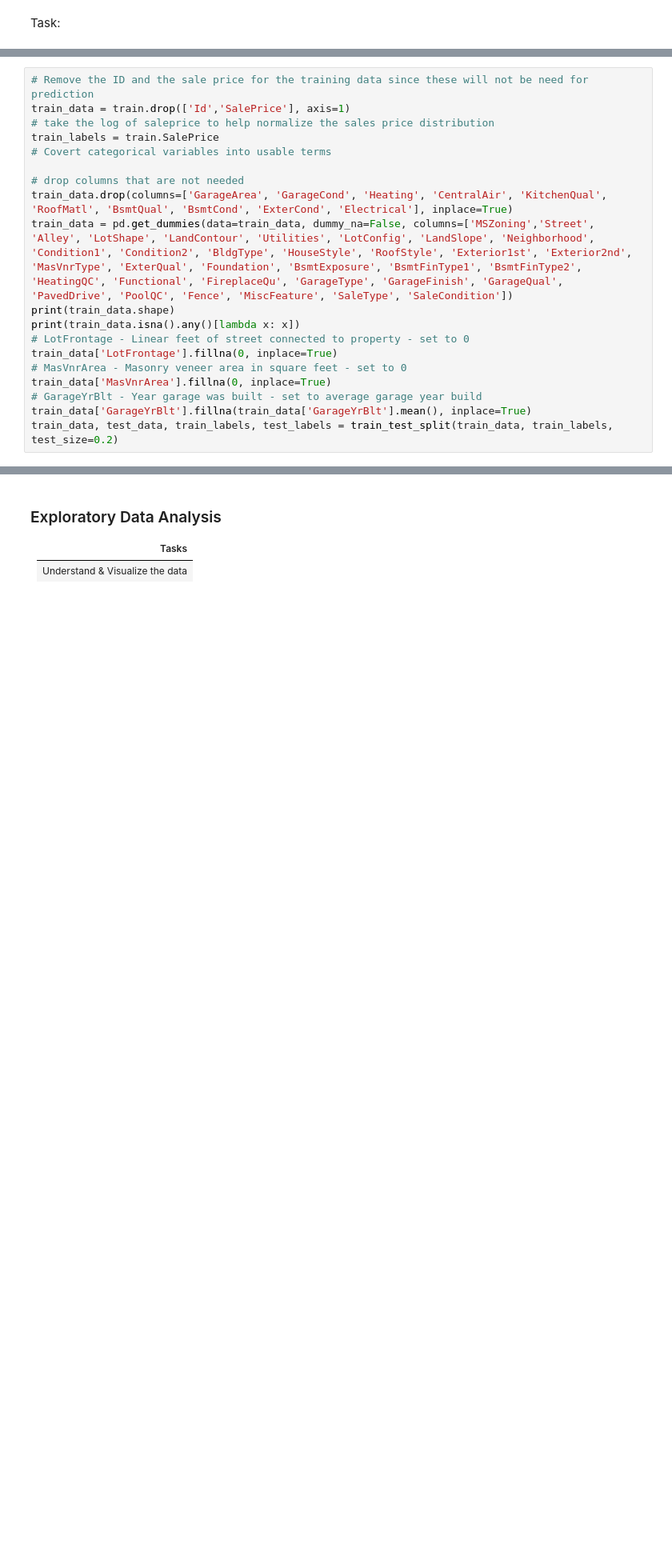
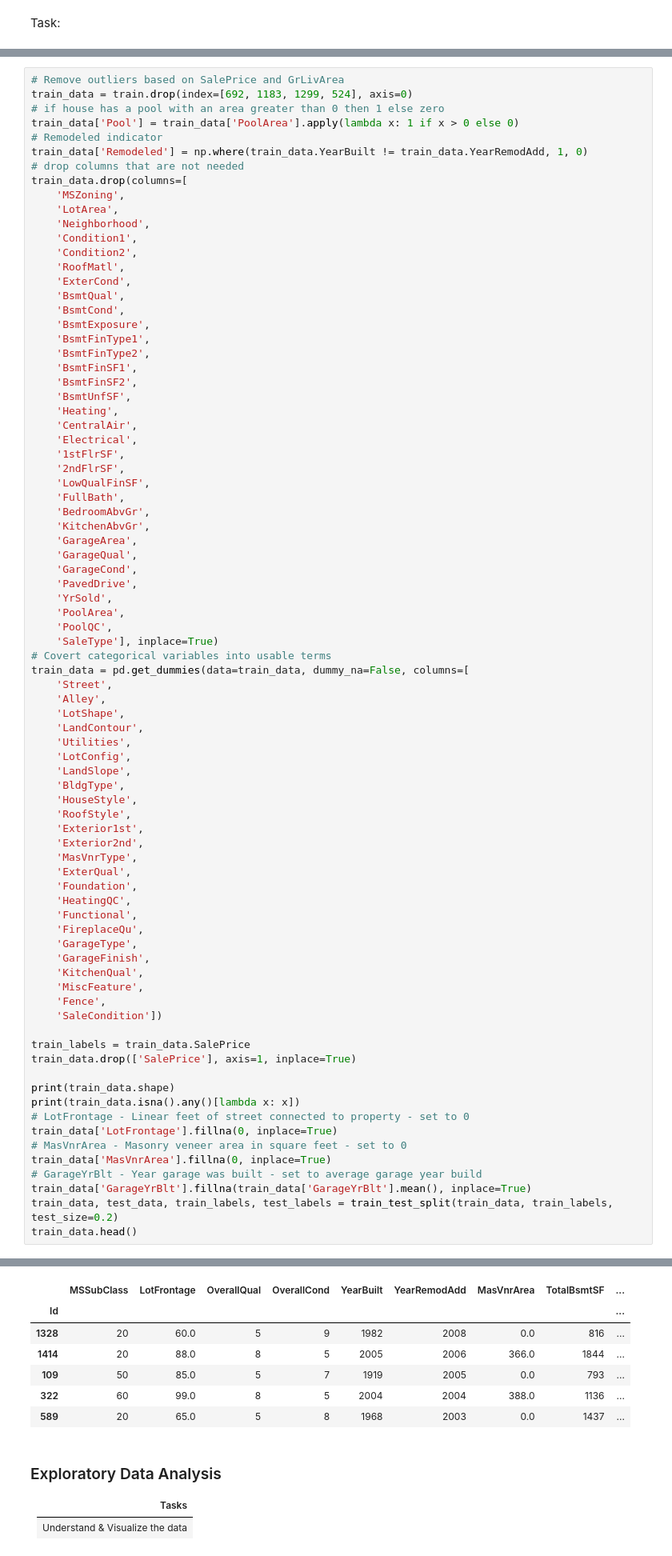
Before and after one commit to ericlundy87/House-Prices-Advanced-Regression-Techniques, a Jupyter notebook: p4_cheney.ipynb, the cells around one changed output, grey strips where cells are left out. Shown at 80% size. Saved outputs shown, nothing was run; the diff lists cells and outputs as text; blank space fills up the shorter version.

```diff
--- a/p4_cheney.ipynb
+++ b/p4_cheney.ipynb
@@ -57,13 +67,74 @@ def adj_r2_score(y_test, y_pred, X_test):
 # %%
-# Remove the ID and the sale price for the training data since these will not be need for prediction
-train_data = train.drop(['Id','SalePrice'], axis=1)
-# take the log of saleprice to help normalize the sales price distribution
-train_labels = train.SalePrice
+# Remove outliers based on SalePrice and GrLivArea
+train_data = train.drop(index=[692, 1183, 1299, 524], axis=0)
+# if house has a pool with an area greater than 0 then 1 else zero
+train_data['Pool'] = train_data['PoolArea'].apply(lambda x: 1 if x > 0 else 0)
+# Remodeled indicator
+train_data['Remodeled'] = np.where(train_data.YearBuilt != train_data.YearRemodAdd, 1, 0)
+# drop columns that are not needed
+train_data.drop(columns=[
+    'MSZoning',
+    'LotArea',
+    'Neighborhood',
+    'Condition1',
+    'Condition2',
+    'RoofMatl',
+    'ExterCond',
+    'BsmtQual',
+    'BsmtCond',
+    'BsmtExposure',
+    'BsmtFinType1',
+    'BsmtFinType2',
+    'BsmtFinSF1',
+    'BsmtFinSF2',
+    'BsmtUnfSF',
+    'Heating',
+    'CentralAir',
+    'Electrical',
+    '1stFlrSF',
+    '2ndFlrSF',
+    'LowQualFinSF',
+    'FullBath',
+    'BedroomAbvGr',
+    'KitchenAbvGr',
+    'GarageArea',
+    'GarageQual',
+    'GarageCond',
+    'PavedDrive',
+    'YrSold',
+    'PoolArea',
+    'PoolQC',
+    'SaleType'], inplace=True)
 # Covert categorical variables into usable terms
+train_data = pd.get_dummies(data=train_data, dummy_na=False, columns=[
+    'Street',
+    'Alley',
+    'LotShape',
+    'LandContour',
+    'Utilities',
+    'LotConfig',
+    'LandSlope',
+    'BldgType',
+    'HouseStyle',
+    'RoofStyle',
+    'Exterior1st',
+    'Exterior2nd',
+    'MasVnrType',
+    'ExterQual',
+    'Foundation',
+    'HeatingQC',
+    'Functional',
+    'FireplaceQu',
+    'GarageType',
+    'GarageFinish',
+    'KitchenQual',
+    'MiscFeature',
+    'Fence',
+    'SaleCondition'])
 
-# drop columns that are not needed
-train_data.drop(columns=['GarageArea', 'GarageCond', 'Heating', 'CentralAir', 'KitchenQual', 'RoofMatl', 'BsmtQual', 'BsmtCond', 'ExterCond', 'Electrical'], inplace=True)
-train_data = pd.get_dummies(data=train_data, dummy_na=False, columns=['MSZoning','Street', 'Alley', 'LotShape', 'LandContour', 'Utilities', 'LotConfig', 'LandSlope', 'Neighborhood', 'Condition1', 'Condition2', 'BldgType', 'HouseStyle', 'RoofStyle', 'Exterior1st', 'Exterior2nd', 'MasVnrType', 'ExterQual', 'Foundation', 'BsmtExposure', 'BsmtFinType1', 'BsmtFinType2', 'HeatingQC', 'Functional', 'FireplaceQu', 'GarageType', 'GarageFinish', 'GarageQual', 'PavedDrive', 'PoolQC', 'Fence', 'MiscFeature', 'SaleType', 'SaleCondition'])
+train_labels = train_data.SalePrice
+train_data.drop(['SalePrice'], axis=1, inplace=True)
+
 print(train_data.shape)
 print(train_data.isna().any()[lambda x: x])
 # LotFrontage - Linear feet of street connected to property - set to 0
@@ -73,4 +144,5 @@ train_data['MasVnrArea'].fillna(0, inplace=True)
 # GarageYrBlt - Year garage was built - set to average garage year build
 train_data['GarageYrBlt'].fillna(train_data['GarageYrBlt'].mean(), inplace=True)
 train_data, test_data, train_labels, test_labels = train_test_split(train_data, train_labels, test_size=0.2)
+train_data.head()
 # %% [output]
@@ -78,7 +150,14 @@ train_data, test_data, train_labels, test_labels = train_test_split(train_data,
 LotFrontage    True
 MasVnrArea     True
 GarageYrBlt    True
 dtype: bool
+|  | MSSubClass | LotFrontage | OverallQual | OverallCond | YearBuilt | YearRemodAdd | MasVnrArea | TotalBsmtSF | ... |
+| Id |  |  |  |  |  |  |  |  | ... |
+| 1328 | 20 | 60.0 | 5 | 9 | 1982 | 2008 | 0.0 | 816 | ... |
+| 1414 | 20 | 88.0 | 8 | 5 | 2005 | 2006 | 366.0 | 1844 | ... |
+| 109 | 50 | 85.0 | 5 | 7 | 1919 | 2005 | 0.0 | 793 | ... |
+| 322 | 60 | 99.0 | 8 | 5 | 2004 | 2004 | 388.0 | 1136 | ... |
+| 589 | 20 | 65.0 | 5 | 8 | 1968 | 2003 | 0.0 | 1437 | ... |
 # %% [markdown]
 ### Exploratory Data Analysis
 
```
Also changed, not shown: parts of 9 cells of this notebook.
